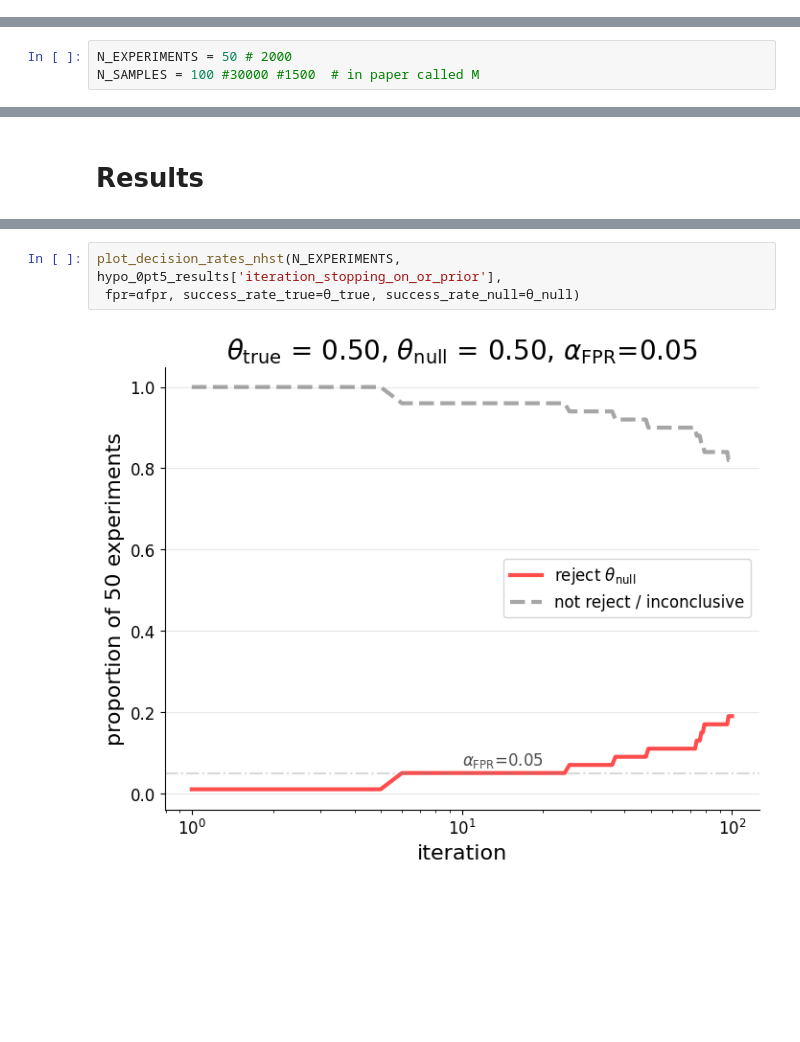
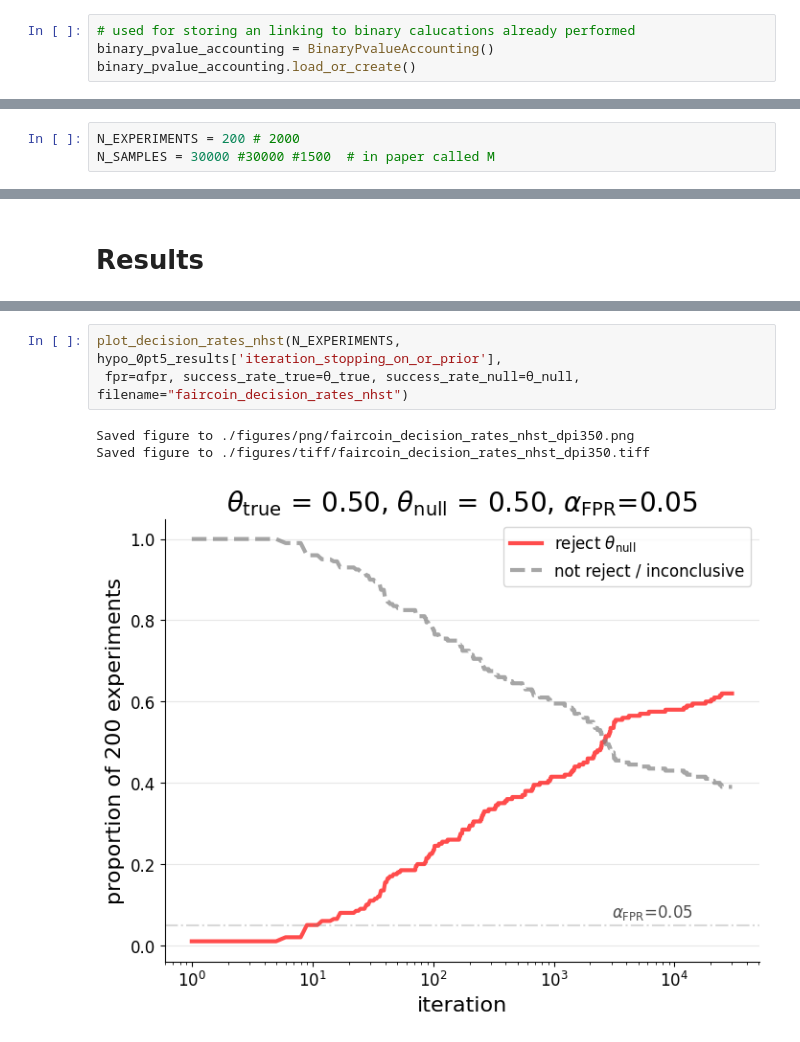
Before and after one commit to elzurdo/dpitg, a Jupyter notebook: notebooks/nhst_fair_coin_experiments.ipynb, the cells around one changed output, grey strips where cells are left out. Cells and saved outputs as stored; diff of their text form; blank space fills up the shorter version.

Commit message:
nhst notebook: binary accounting and saving figures to files.

```diff
--- a/notebooks/nhst_fair_coin_experiments.ipynb
+++ b/notebooks/nhst_fair_coin_experiments.ipynb
@@ -80,0 +77,4 @@ np.float64(0.34375)
+# %%
+# used for storing an linking to binary calucations already performed
+binary_pvalue_accounting = BinaryPvalueAccounting()
+binary_pvalue_accounting.load_or_create()
@@ -83,8 +86,8 @@ np.float64(0.34375)
 # %%
 θ_true = 0.5
 # %%
-N_EXPERIMENTS = 50 # 2000
-N_SAMPLES = 100 #30000 #1500  # in paper called M
+N_EXPERIMENTS = 200 # 2000
+N_SAMPLES = 30000 #30000 #1500  # in paper called M
 # %%
 %%time
 
@@ -184,5 +194,7 @@ pass
 # %%
 plot_decision_rates_nhst(N_EXPERIMENTS, hypo_0pt5_results['iteration_stopping_on_or_prior'],
- fpr=αfpr, success_rate_true=θ_true, success_rate_null=θ_null)
+ fpr=αfpr, success_rate_true=θ_true, success_rate_null=θ_null, filename="faircoin_decision_rates_nhst")
 # %% [output]
+Saved figure to ./figures/png/faircoin_decision_rates_nhst_dpi350.png
+Saved figure to ./figures/tiff/faircoin_decision_rates_nhst_dpi350.tiff
-[figure, old version]
+[figure, new version]
```
Also changed, not shown: parts of 9 cells of this notebook.
